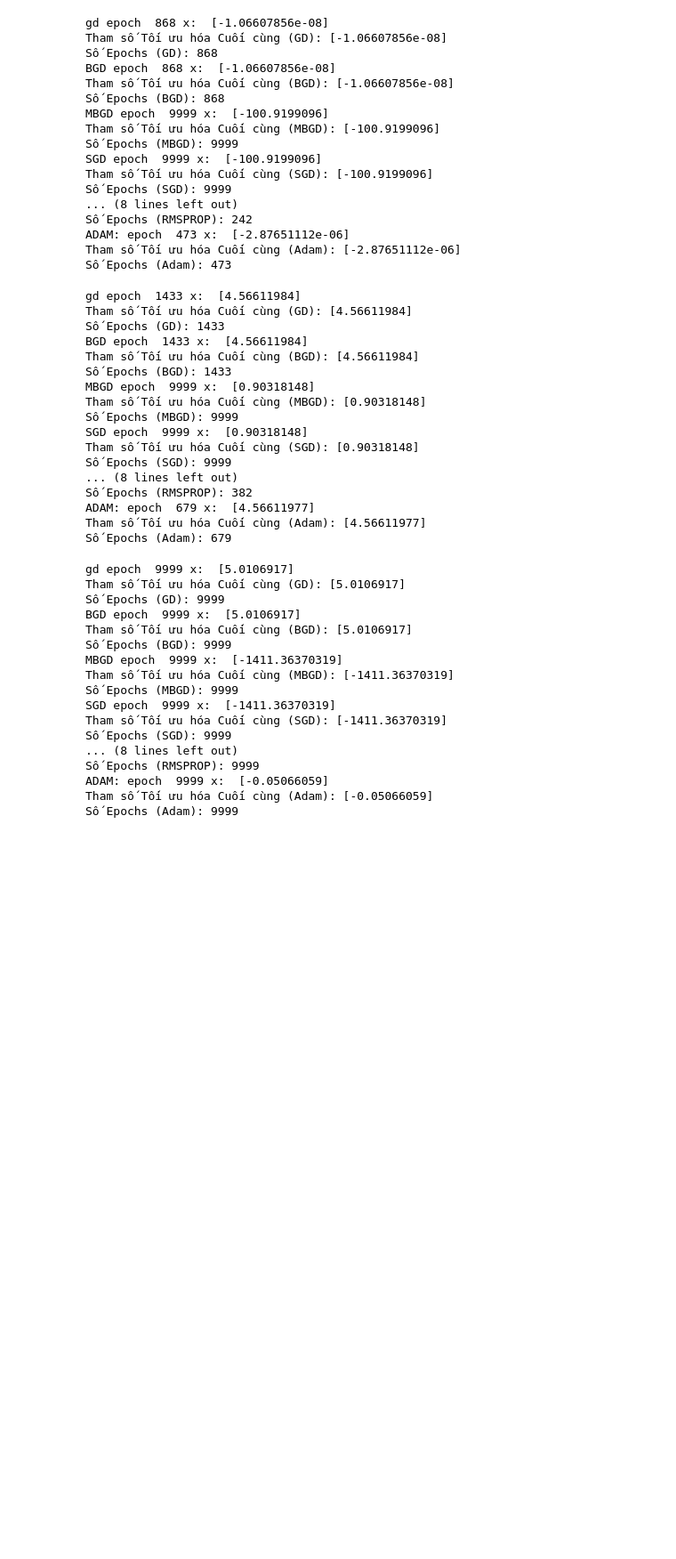
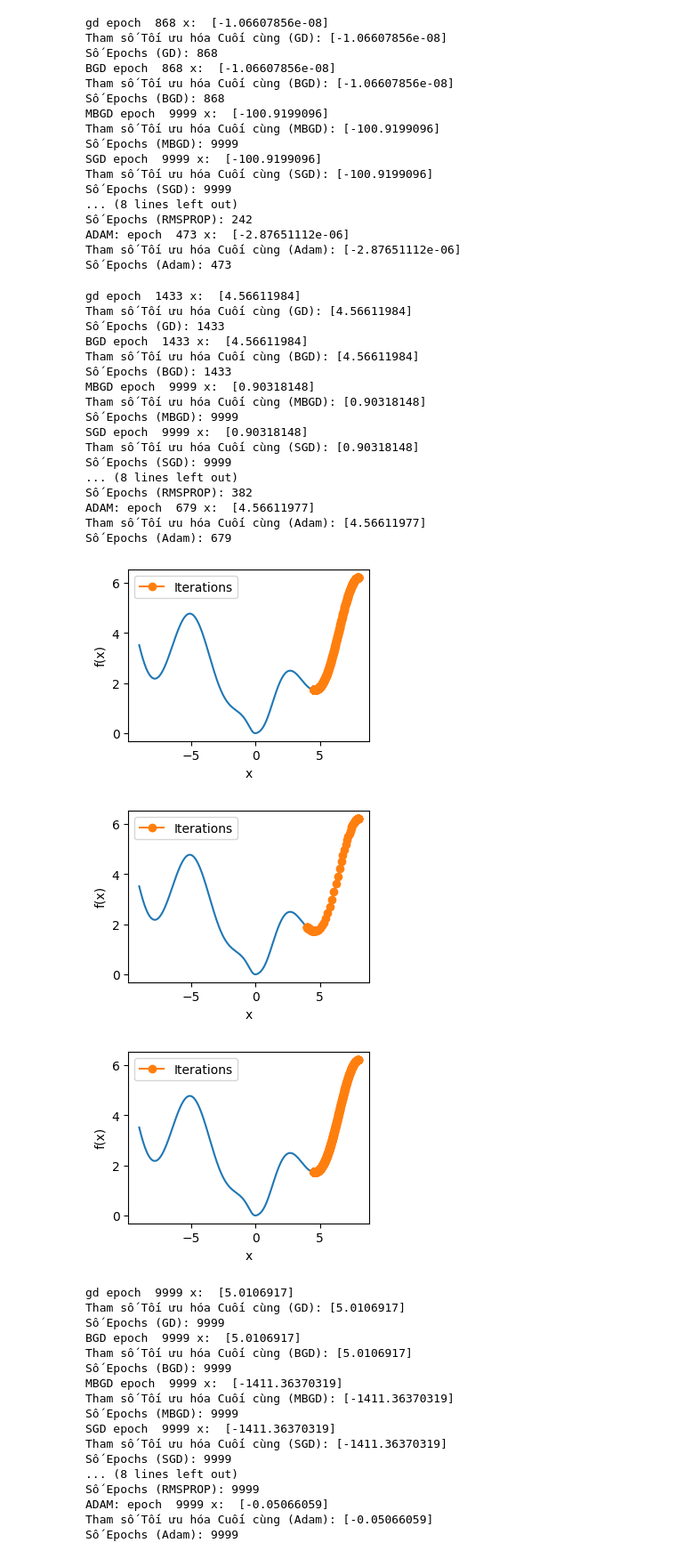
Before and after one commit to NguyenTanThanh0709/MachineLearning_Optimizer_ContinualLearning_TestProduction, a Jupyter notebook: Optimizer.ipynb, the cells around one changed output. Shown: that part at 89% size. Drawn from its saved outputs; the diff is of its cells as text; code cells hidden in the pictures; blank space fills up the shorter version.

```diff
--- a/Optimizer.ipynb
+++ b/Optimizer.ipynb
@@ -117,7 +119,7 @@ class Optimizer:
         theta = [param]
 
         for i in range(self.max_epoch):
-            param = np.add(param, -self.learning_rate * self.gradf(param, self.function))
+            param = np.add(param, -self.learning_rate * self.gradf(theta, self.function))
             theta.append(param)
             if np.linalg.norm(theta[-1] - theta[-2]) <= 1e-8:
                 break
@@ -391,6 +393,14 @@ Số Epochs (RMSPROP): 382
 ADAM: epoch  679 x:  [4.56611977]
 Tham số Tối ưu hóa Cuối cùng (Adam): [4.56611977]
 Số Epochs (Adam): 679
+# %%
+show_trace(history_gd, function1)
+show_trace(history_momentum, function1)
+show_trace(history_adam, function1)
+# %% [output]
+[figure, added]
+[figure, added]
+[figure, added]
 # %%
 # Tham số ban đầu
 initial_params = [8.0]
```
Also changed, not shown: parts of 8 cells of this notebook, 1 other file.
